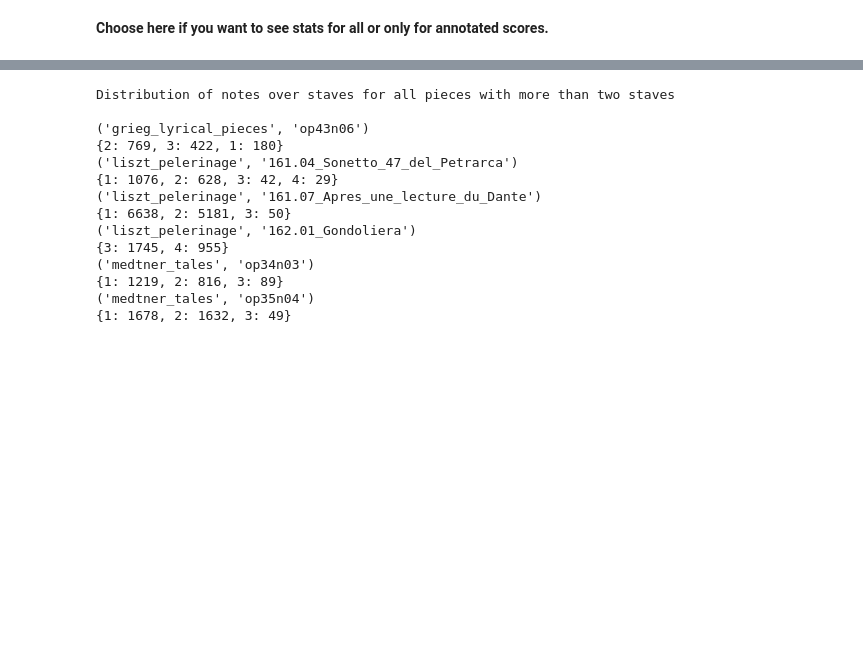
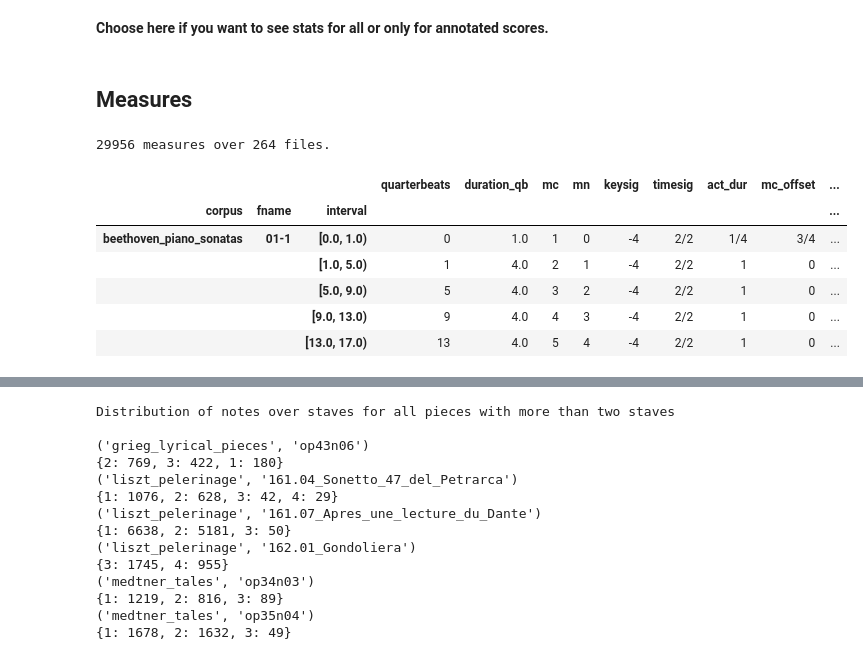
Before and after one commit to DCMLab/data_reports, a Jupyter notebook: generate.ipynb, the cells around one changed output, grey strips where cells are left out. Cells and saved outputs as stored; diff of their text form; code cells hidden in the pictures; blank space fills up the shorter version.

```diff
--- a/generate.ipynb
+++ b/generate.ipynb
@@ -109,3 +108,18 @@ Before: 287 IDs, after filtering: 264
 # %%
 #selected = corpus
 selected = annotated
+# %% [markdown]
+## Measures
+# %%
+all_measures = selected.get_facet('measures')
+print(f"{len(all_measures.index)} measures over {len(all_measures.groupby(level=[0,1]))} files.")
+all_measures.head()
+# %% [output]
+29956 measures over 264 files.
+|  |  |  | quarterbeats | duration_qb | mc | mn | keysig | timesig | act_dur | mc_offset | ... |
+| corpus | fname | interval |  |  |  |  |  |  |  |  | ... |
+| beethoven_piano_sonatas | 01-1 | [0.0, 1.0) | 0 | 1.0 | 1 | 0 | -4 | 2/2 | 1/4 | 3/4 | ... |
+|  |  | [1.0, 5.0) | 1 | 4.0 | 2 | 1 | -4 | 2/2 | 1 | 0 | ... |
+|  |  | [5.0, 9.0) | 5 | 4.0 | 3 | 2 | -4 | 2/2 | 1 | 0 | ... |
+|  |  | [9.0, 13.0) | 9 | 4.0 | 4 | 3 | -4 | 2/2 | 1 | 0 | ... |
+|  |  | [13.0, 17.0) | 13 | 4.0 | 5 | 4 | -4 | 2/2 | 1 | 0 | ... |
```
Also changed, not shown: parts of 24 cells of this notebook.
